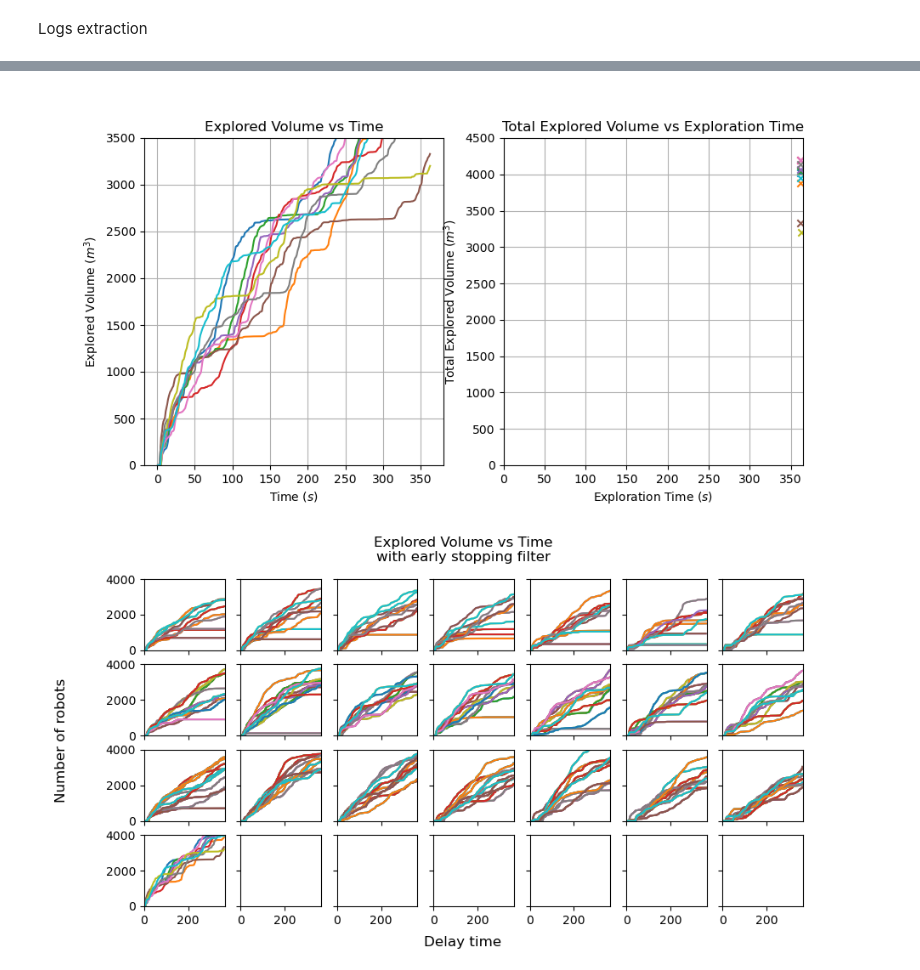
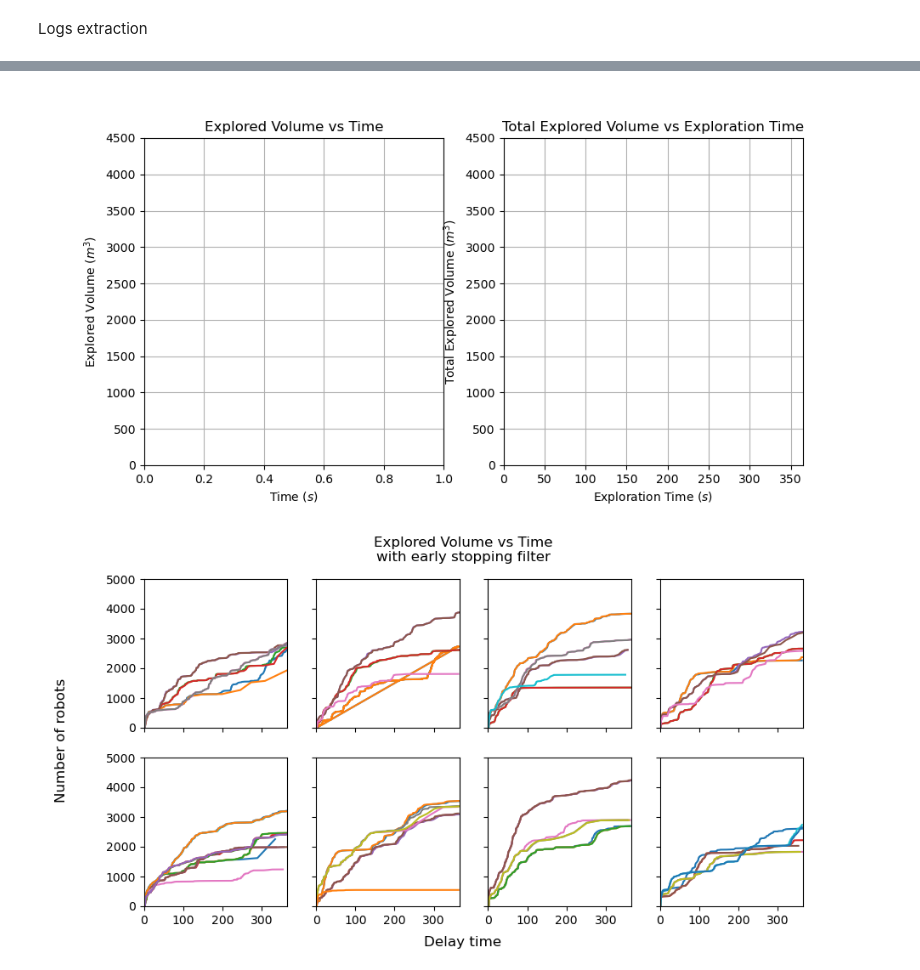
Before and after one commit to DW-Master-Thesis/Multi-TARE-Experiments, a Jupyter notebook: notebooks/parse_logs.ipynb, the cells around one changed output, grey strips where cells are left out. Drawn from its saved outputs; the diff is of its cells as text; code cells hidden in the pictures.

```diff
--- a/notebooks/parse_logs.ipynb
+++ b/notebooks/parse_logs.ipynb
@@ -45,7 +43,7 @@ def is_date_inside_cutoff(
     return cutoff_datetime_start < datetime_ < cutoff_datetime_end
 
 def str_to_datetime(datetime_str: str) -> datetime.datetime:
-    return datetime.datetime.strptime(datetime_str, "%Y-%m-%d_%H-%M-%S")
+    return datetime.datetime.strptime(datetime_str, "%Y_%m_%d_%H_%M_%S")
 # %% [markdown]
 Logs loading utils func
 # %%
@@ -55,8 +53,11 @@ def get_experiments_logs(
     cutoff_datetime_end: datetime.datetime,
 ) -> list[str]:
     logs_dirs = os.listdir(base_logs_dir)
-    filter_func = lambda x: is_date_inside_cutoff(str_to_datetime(x), cutoff_datetime_start, cutoff_datetime_end)
-    return list(filter(filter_func, logs_dirs))
+    logs_dirs.remove(".gitkeep")
+    filter_func_1 = lambda x: "experiment" in x
+    news_logs_dirs = list(filter(filter_func_1, logs_dirs))
+    filter_func_2 = lambda x: is_date_inside_cutoff(str_to_datetime(x[len("experiment_"):]), cutoff_datetime_start, cutoff_datetime_end)
+    return list(filter(filter_func_2, news_logs_dirs))
 # %%
 def read_logs(
     experiment_logs_dir: str,
@@ -185,5 +186,6 @@ df.describe()
 # %%
 df = df[df["total_time"]>200]
+df = df[df["total_volume_explored"]>500]
 # %%
 %matplotlib widget
 fig, axes = plt.subplots(nrows=1, ncols=2, figsize=(10, 5))
@@ -194,7 +196,7 @@ for date in df["datetime"].unique():
     exp_df = df[df["datetime"]==date]
     num_robots_ = exp_df["num_robots"].mode()[0]
     delay_time = exp_df["delay_time"].mode()[0]
-    if (num_robots_, delay_time) not in [(1,0)]:
+    if (num_robots_, delay_time) not in [(2,20)]:
         continue
     for robot_id in range(num_robots_):
         robot_df = exp_df[exp_df["robot_id"] == robot_id]
@@ -207,7 +209,7 @@ axes[0].set_xlabel("Time ($s$)")
 axes[0].set_ylabel("Explored Volume ($m^3$)")
 axes[0].set_title("Explored Volume vs Time")
 axes[0].grid(True)
-axes[0].set_ylim([0,3500])
+axes[0].set_ylim([0,4500])
 # axes[1].legend()
 axes[1].set_xlabel("Exploration Time ($s$)")
 axes[1].set_ylabel("Total Explored Volume ($m^3$)")
@@ -217,34 +219,34 @@ axes[1].set_ylim([0,4500])
 axes[1].grid(True)
 plt.show()
 # %% [output]
-[figure, old version]
+[figure, new version]
 # %%
 %matplotlib widget
 
 num_robots = df["num_robots"].unique()
 delay_times = df["delay_time"].unique()
 num_robots.sort()
 delay_times.sort()
 fig, axes = plt.subplots(nrows=len(num_robots), ncols=len(delay_times), figsize=(10, 5), sharey=True, sharex=True)
 axes[0][0].set_xlim([0,365])
-axes[0][0].set_ylim([0,4000])
+axes[0][0].set_ylim([0,5000])
 
 for date in df["datetime"].unique():
     exp_df = df[df["datetime"]==date]
     num_robots_ = exp_df["num_robots"].mode()[0]
     delay_time = exp_df["delay_time"].mode()[0]
     for robot_id in range(num_robots_):
         robot_df = exp_df[exp_df["robot_id"] == robot_id]
         axes[num_robots_-2][delay_time//5].plot(robot_df["time"].values, robot_df["volume_explored"].values)
 
 
 fig.supxlabel("Delay time")
 fig.supylabel("Number of robots")
 fig.suptitle("Explored Volume vs Time\nwith early stopping filter")
 
 plt.show()
 # %% [output]
-[figure, old version]
+[figure, new version]
 # %%
 %matplotlib widget
 
```
Also changed, not shown: parts of 7 cells of this notebook, 5 other files.
